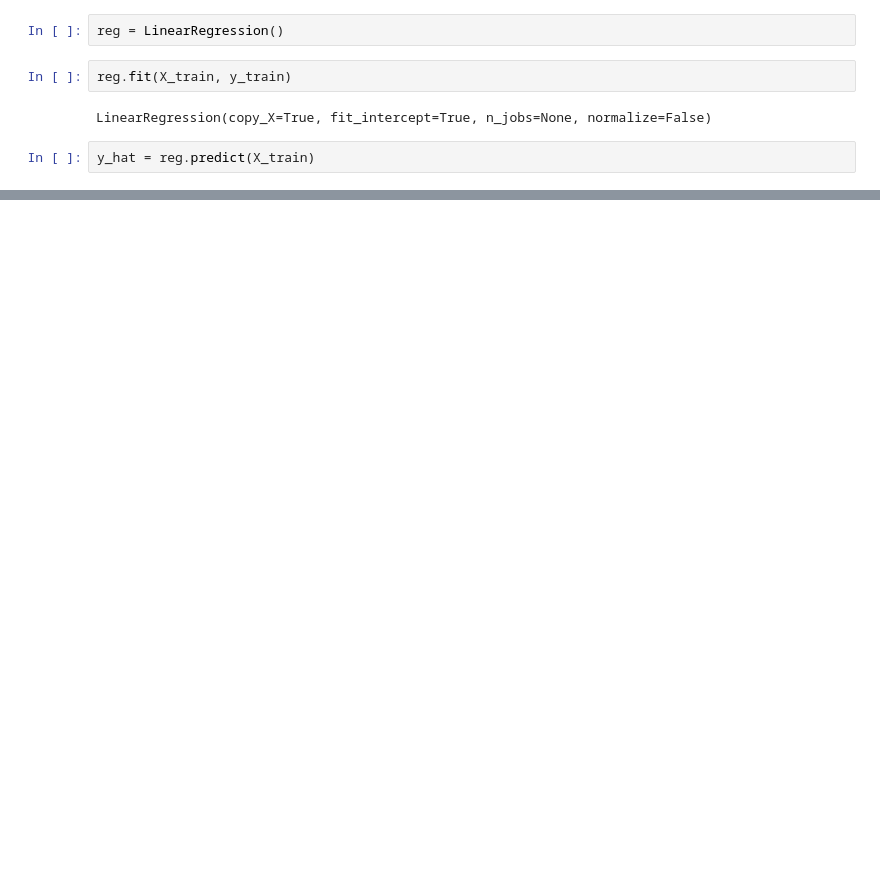
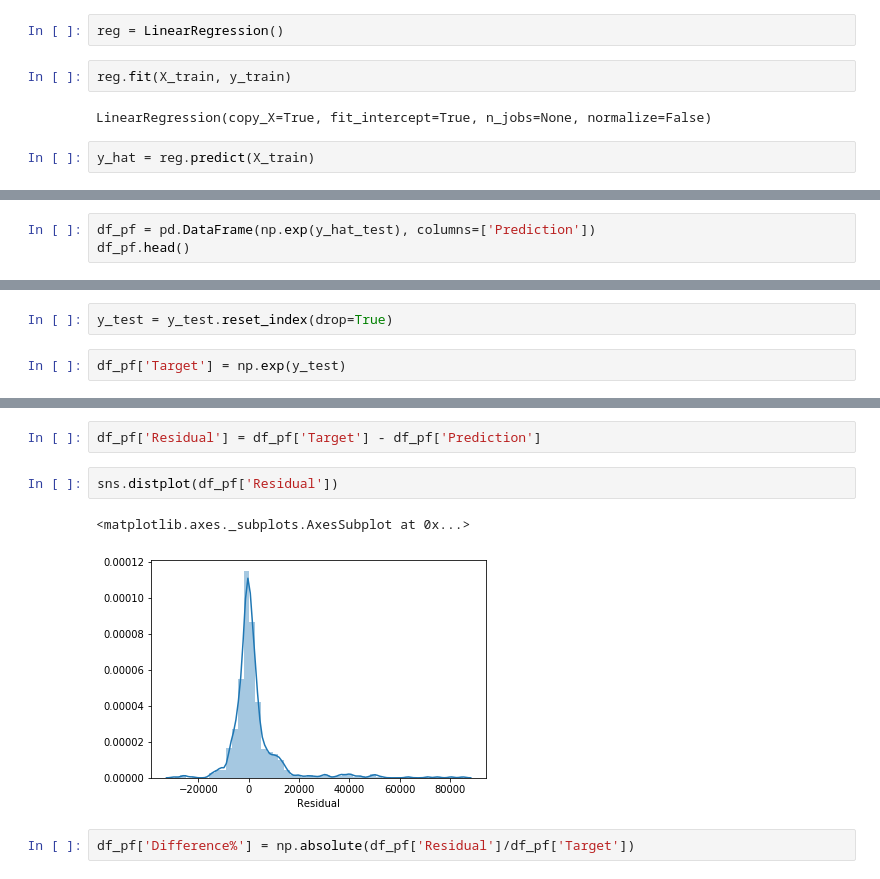
Before and after one commit to doumbiassa/portfolio2, a Jupyter notebook: re_exercise_udemy.ipynb, the cells around one changed output, grey strips where cells are left out. Saved outputs shown, nothing was run; the diff lists cells and outputs as text; blank space fills up the shorter version.

```diff
--- a/re_exercise_udemy.ipynb
+++ b/re_exercise_udemy.ipynb
@@ -267,0 +316,3 @@ plt.scatter(y_hat, y_train)
+# %%
+df_pf = pd.DataFrame(np.exp(y_hat_test), columns=['Prediction'])
+df_pf.head()
@@ -267,0 +326,4 @@ plt.scatter(y_hat, y_train)
+# %%
+y_test = y_test.reset_index(drop=True)
+# %%
+df_pf['Target'] = np.exp(y_test)
@@ -267,0 +346,9 @@ plt.scatter(y_hat, y_train)
+# %%
+df_pf['Residual'] = df_pf['Target'] - df_pf['Prediction']
+# %%
+sns.distplot(df_pf['Residual'])
+# %% [output]
+<matplotlib.axes._subplots.AxesSubplot at 0x...>
+[figure, added]
+# %%
+df_pf['Difference%'] = np.absolute(df_pf['Residual']/df_pf['Target'])
```
Also changed, not shown: parts of 17 cells of this notebook.
